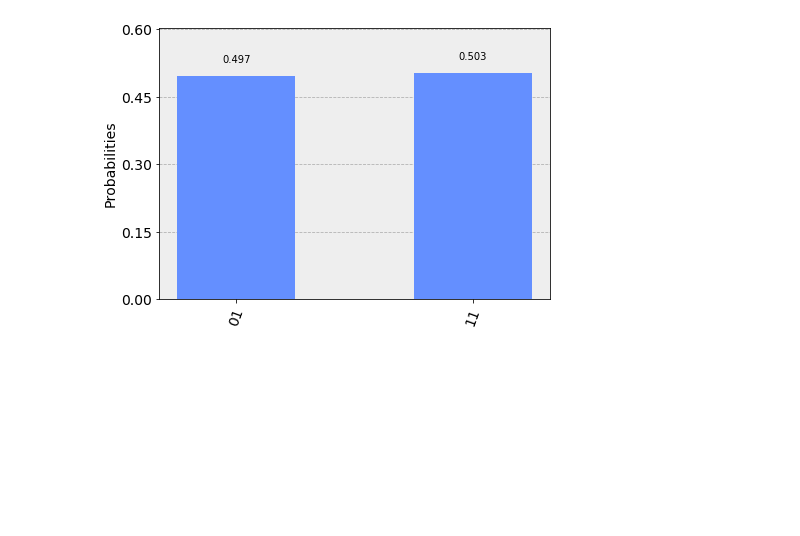
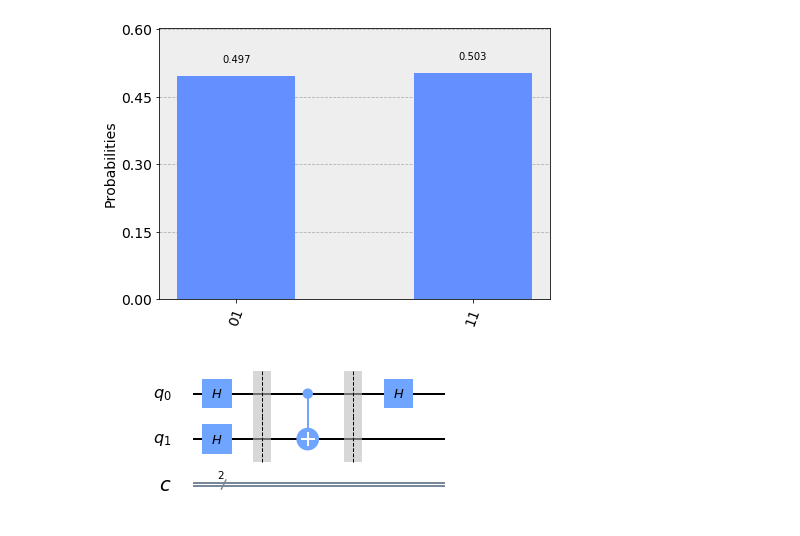
Before and after one commit to shashanka300/QC-practice, a Jupyter notebook: practice/gate observation.ipynb, the cells around one changed output. Saved outputs shown, nothing was run; the diff lists cells and outputs as text; code cells hidden in the pictures; blank space fills up the shorter version.

```diff
--- a/practice/gate observation.ipynb
+++ b/practice/gate observation.ipynb
@@ -391,3 +391,14 @@ res=execute(qc,bc1,shots=3000).result().get_counts()
 plot_histogram(res)
 # %% [output]
 [figure]
+# %%
+qc=QuantumCircuit(2,2)
+qc.h(0)
+qc.h(1)
+qc.barrier()
+qc.cx(0,1)
+qc.barrier()
+qc.h(0)
+qc.draw(output='mpl')
+# %% [output]
+[figure, added]
```
Also changed, not shown: parts of 1 cell of this notebook.
